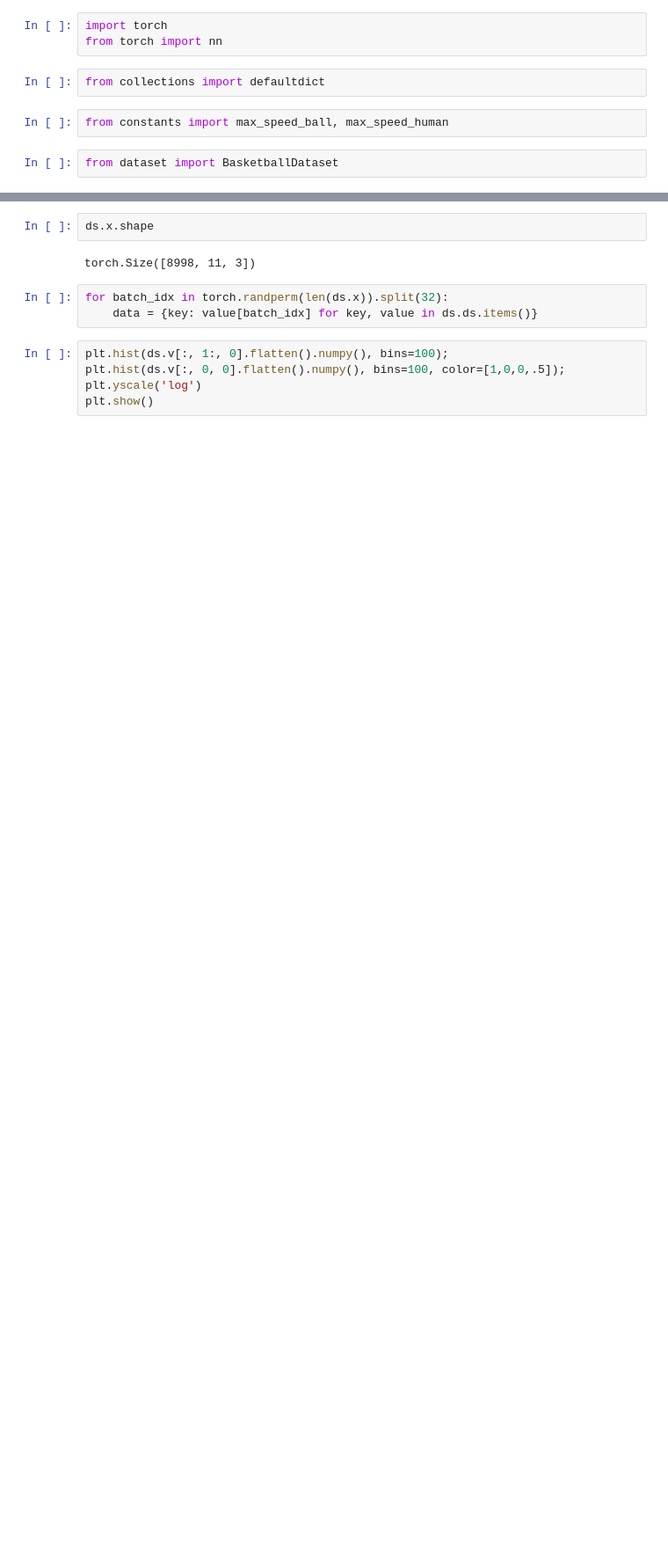
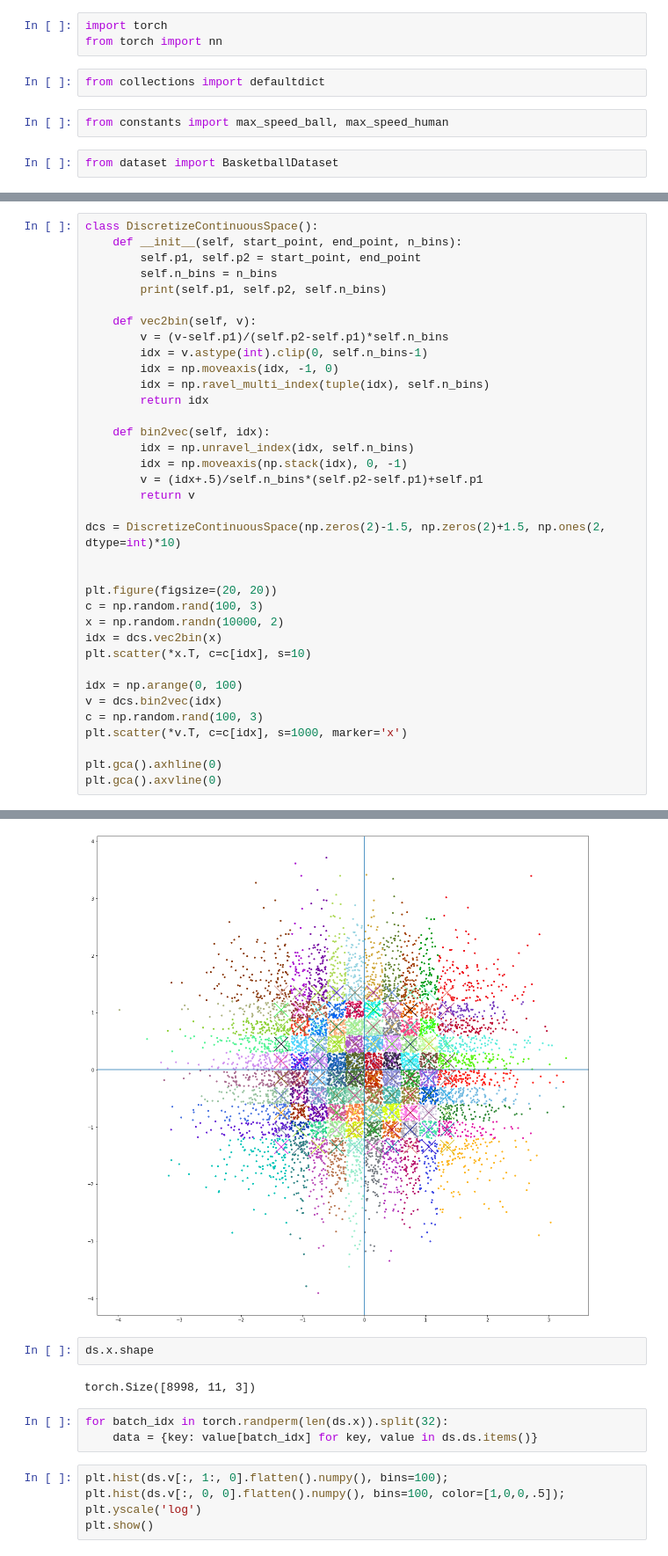
Before and after one commit to akarshkumar0101/basketball-rl, a Jupyter notebook: NBA-Player-Movements-master/testing.ipynb, the cells around one changed output, grey strips where cells are left out. Shown at 88% size. Cells and saved outputs as stored; diff of their text form; blank space fills up the shorter version.

```diff
--- a/NBA-Player-Movements-master/testing.ipynb
+++ b/NBA-Player-Movements-master/testing.ipynb
@@ -149,0 +276,37 @@ tensor([0, 1, 2, 3, 4, 5, 6, 7, 8, 9])
+# %%
+class DiscretizeContinuousSpace():
+    def __init__(self, start_point, end_point, n_bins):
+        self.p1, self.p2 = start_point, end_point
+        self.n_bins = n_bins
+        print(self.p1, self.p2, self.n_bins)
+
+    def vec2bin(self, v):
+        v = (v-self.p1)/(self.p2-self.p1)*self.n_bins
+        idx = v.astype(int).clip(0, self.n_bins-1)
+        idx = np.moveaxis(idx, -1, 0)
+        idx = np.ravel_multi_index(tuple(idx), self.n_bins)
+        return idx
+
+    def bin2vec(self, idx):
+        idx = np.unravel_index(idx, self.n_bins)
+        idx = np.moveaxis(np.stack(idx), 0, -1)
+        v = (idx+.5)/self.n_bins*(self.p2-self.p1)+self.p1
+        return v
+
+dcs = DiscretizeContinuousSpace(np.zeros(2)-1.5, np.zeros(2)+1.5, np.ones(2, dtype=int)*10)
+
+
+plt.figure(figsize=(20, 20))
+c = np.random.rand(100, 3)
+x = np.random.randn(10000, 2)
+idx = dcs.vec2bin(x)
+plt.scatter(*x.T, c=c[idx], s=10)
+
+idx = np.arange(0, 100)
+v = dcs.bin2vec(idx)
+c = np.random.rand(100, 3)
+plt.scatter(*v.T, c=c[idx], s=1000, marker='x')
+
+plt.gca().axhline(0)
+plt.gca().axvline(0)
+# %% [output]
@@ -150,3 +315,4 @@ tensor([0, 1, 2, 3, 4, 5, 6, 7, 8, 9])
+[figure, added]
 # %%
 ds.x.shape
 # %% [output]
```
Also changed, not shown: parts of 5 cells of this notebook, 3 other files.
